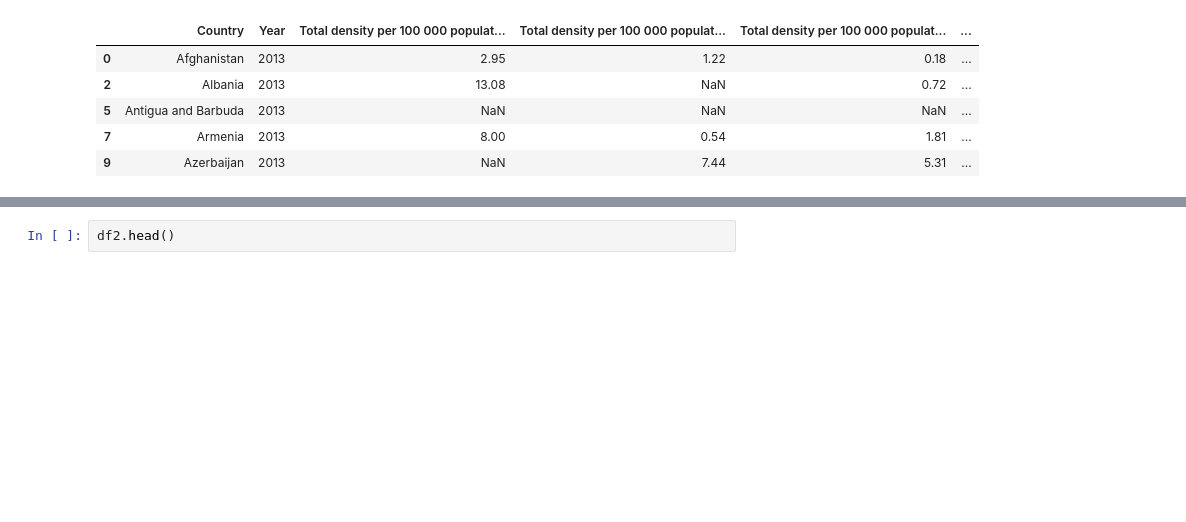
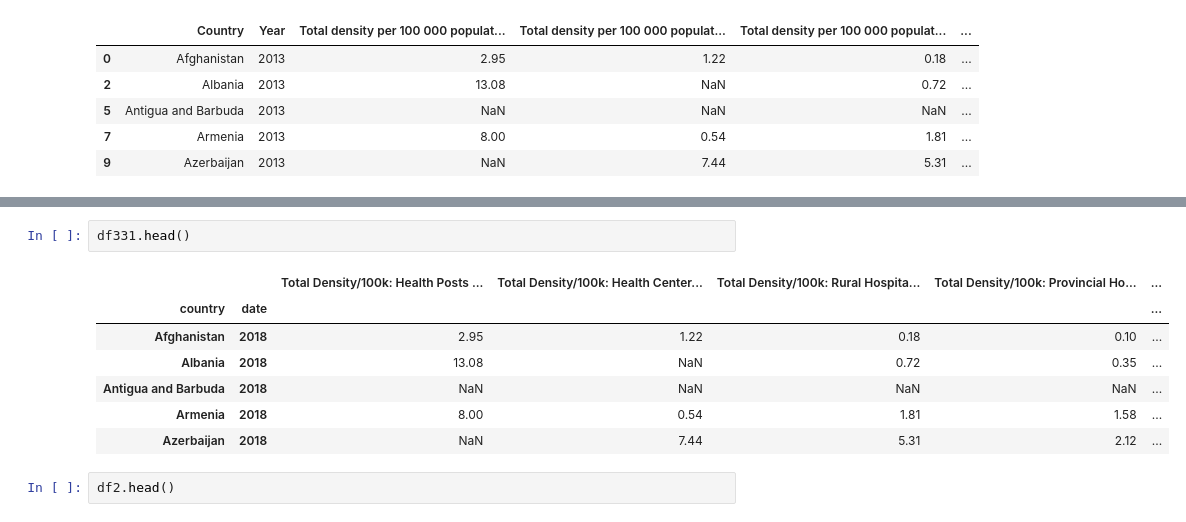
Before and after one commit to nvanrompaey/ImpactsHIVTreatment, a Jupyter notebook: CapstoneHIVtestings.ipynb, the cells around one changed output, grey strips where cells are left out. Cells and saved outputs as stored; diff of their text form; blank space fills up the shorter version.

```diff
--- a/CapstoneHIVtestings.ipynb
+++ b/CapstoneHIVtestings.ipynb
@@ -261,3 +286,13 @@ df33.head()
+# %%
+df331.head()
+# %% [output]
+|  |  | Total Density/100k: Health Posts ... | Total Density/100k: Health Center... | Total Density/100k: Rural Hospita... | Total Density/100k: Provincial Ho... | ... |
+| country | date |  |  |  |  | ... |
+| Afghanistan | 2018 | 2.95 | 1.22 | 0.18 | 0.10 | ... |
+| Albania | 2018 | 13.08 | NaN | 0.72 | 0.35 | ... |
+| Antigua and Barbuda | 2018 | NaN | NaN | NaN | NaN | ... |
+| Armenia | 2018 | 8.00 | 0.54 | 1.81 | 1.58 | ... |
+| Azerbaijan | 2018 | NaN | 7.44 | 5.31 | 2.12 | ... |
 # %%
 df2.head()
 # %% [output]
```
Also changed, not shown: parts of 8 cells of this notebook, 1 other file.
